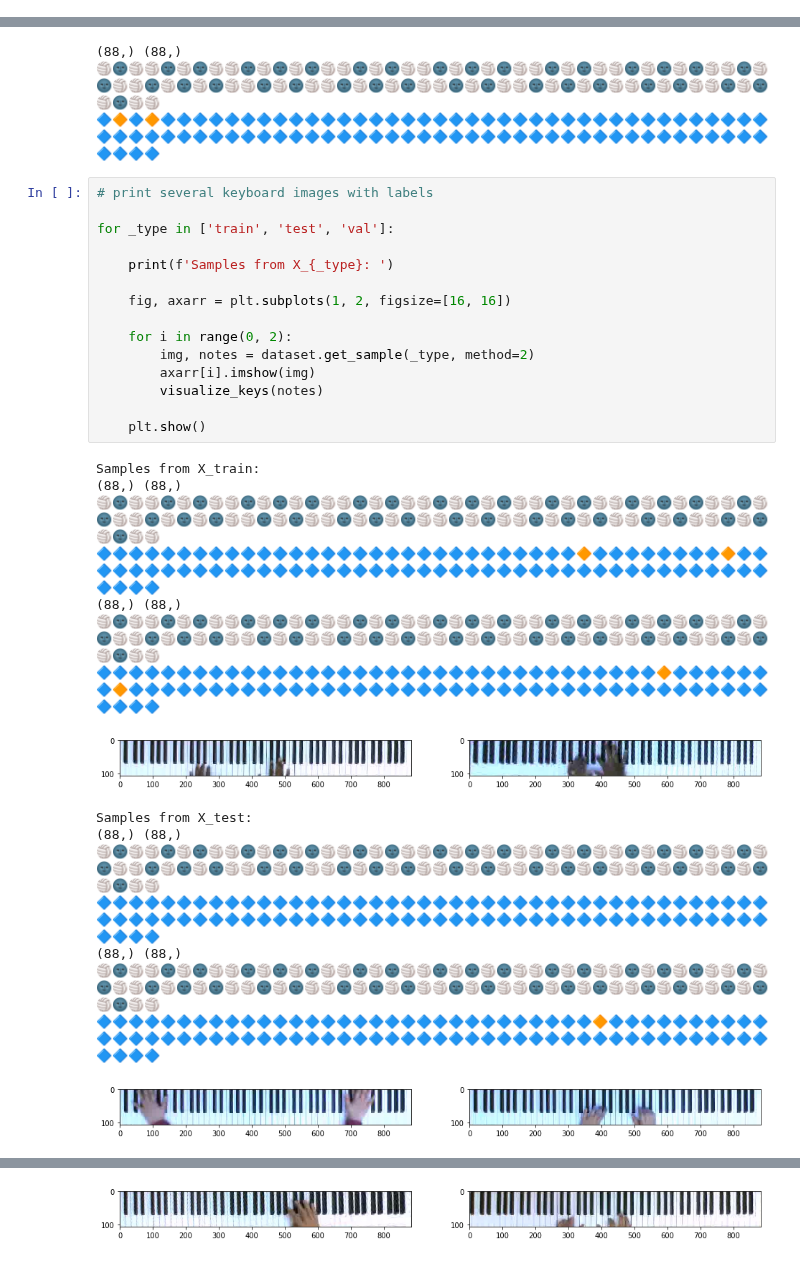
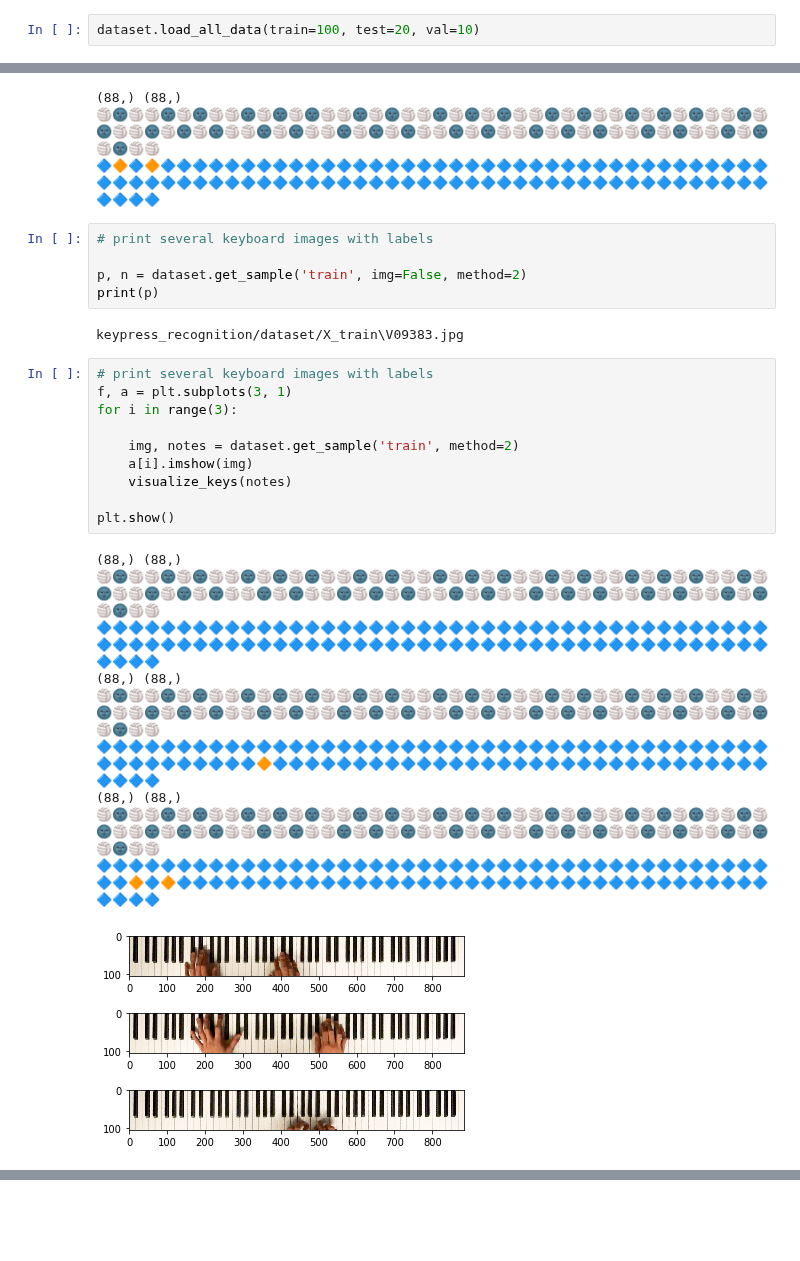
Before and after one commit to ppfish45/AI-Pianist, a Jupyter notebook: models/run_recognition_keyboard.ipynb, the cells around one changed output, grey strips where cells are left out. Cells and saved outputs as stored; diff of their text form; blank space fills up the shorter version.

```diff
--- a/models/run_recognition_keyboard.ipynb
+++ b/models/run_recognition_keyboard.ipynb
@@ -10,0 +8,2 @@ import matplotlib.pyplot as plt
+# %%
+dataset.load_all_data(train=100, test=20, val=10)
@@ -28,35 +31,31 @@ visualize_keys(np.array([0,1,0,1] + [0]*84))
 (88,) (88,)
 🏐🌚🏐🏐🌚🏐🌚🏐🏐🌚🏐🌚🏐🌚🏐🏐🌚🏐🌚🏐🏐🌚🏐🌚🏐🌚🏐🏐🌚🏐🌚🏐🏐🌚🏐🌚🏐🌚🏐🏐🌚🏐🌚🏐🏐🌚🏐🌚🏐🌚🏐🏐🌚🏐🌚🏐🏐🌚🏐🌚🏐🌚🏐🏐🌚🏐🌚🏐🏐🌚🏐🌚🏐🌚🏐🏐🌚🏐🌚🏐🏐🌚🏐🌚🏐🌚🏐🏐
 🔷🔶🔷🔶🔷🔷🔷🔷🔷🔷🔷🔷🔷🔷🔷🔷🔷🔷🔷🔷🔷🔷🔷🔷🔷🔷🔷🔷🔷🔷🔷🔷🔷🔷🔷🔷🔷🔷🔷🔷🔷🔷🔷🔷🔷🔷🔷🔷🔷🔷🔷🔷🔷🔷🔷🔷🔷🔷🔷🔷🔷🔷🔷🔷🔷🔷🔷🔷🔷🔷🔷🔷🔷🔷🔷🔷🔷🔷🔷🔷🔷🔷🔷🔷🔷🔷🔷🔷
+# %%
+# print several keyboard images with labels
+
+p, n = dataset.get_sample('train', img=False, method=2)
+print(p)
+# %% [output]
+keypress_recognition/dataset/X_train\V09383.jpg
 # %%
 # print several keyboard images with labels
+f, a = plt.subplots(3, 1)
+for i in range(3):
 
-for _type in ['train', 'test', 'val']:
+    img, notes = dataset.get_sample('train', method=2)
+    a[i].imshow(img)
+    visualize_keys(notes)
 
-    print(f'Samples from X_{_type}: ')
-
-    fig, axarr = plt.subplots(1, 2, figsize=[16, 16])
-
-    for i in range(0, 2):
-        img, notes = dataset.get_sample(_type, method=2)
-        axarr[i].imshow(img)
-        visualize_keys(notes)
-
-    plt.show()
+plt.show()
 # %% [output]
-Samples from X_train:
 (88,) (88,)
 🏐🌚🏐🏐🌚🏐🌚🏐🏐🌚🏐🌚🏐🌚🏐🏐🌚🏐🌚🏐🏐🌚🏐🌚🏐🌚🏐🏐🌚🏐🌚🏐🏐🌚🏐🌚🏐🌚🏐🏐🌚🏐🌚🏐🏐🌚🏐🌚🏐🌚🏐🏐🌚🏐🌚🏐🏐🌚🏐🌚🏐🌚🏐🏐🌚🏐🌚🏐🏐🌚🏐🌚🏐🌚🏐🏐🌚🏐🌚🏐🏐🌚🏐🌚🏐🌚🏐🏐
-🔷🔷🔷🔷🔷🔷🔷🔷🔷🔷🔷🔷🔷🔷🔷🔷🔷🔷🔷🔷🔷🔷🔷🔷🔷🔷🔷🔷🔷🔷🔶🔷🔷🔷🔷🔷🔷🔷🔷🔶🔷🔷🔷🔷🔷🔷🔷🔷🔷🔷🔷🔷🔷🔷🔷🔷🔷🔷🔷🔷🔷🔷🔷🔷🔷🔷🔷🔷🔷🔷🔷🔷🔷🔷🔷🔷🔷🔷🔷🔷🔷🔷🔷🔷🔷🔷🔷🔷
+🔷🔷🔷🔷🔷🔷🔷🔷🔷🔷🔷🔷🔷🔷🔷🔷🔷🔷🔷🔷🔷🔷🔷🔷🔷🔷🔷🔷🔷🔷🔷🔷🔷🔷🔷🔷🔷🔷🔷🔷🔷🔷🔷🔷🔷🔷🔷🔷🔷🔷🔷🔷🔷🔷🔷🔷🔷🔷🔷🔷🔷🔷🔷🔷🔷🔷🔷🔷🔷🔷🔷🔷🔷🔷🔷🔷🔷🔷🔷🔷🔷🔷🔷🔷🔷🔷🔷🔷
 (88,) (88,)
 🏐🌚🏐🏐🌚🏐🌚🏐🏐🌚🏐🌚🏐🌚🏐🏐🌚🏐🌚🏐🏐🌚🏐🌚🏐🌚🏐🏐🌚🏐🌚🏐🏐🌚🏐🌚🏐🌚🏐🏐🌚🏐🌚🏐🏐🌚🏐🌚🏐🌚🏐🏐🌚🏐🌚🏐🏐🌚🏐🌚🏐🌚🏐🏐🌚🏐🌚🏐🏐🌚🏐🌚🏐🌚🏐🏐🌚🏐🌚🏐🏐🌚🏐🌚🏐🌚🏐🏐
-🔷🔷🔷🔷🔷🔷🔷🔷🔷🔷🔷🔷🔷🔷🔷🔷🔷🔷🔷🔷🔷🔷🔷🔷🔷🔷🔷🔷🔷🔷🔷🔷🔷🔷🔷🔶🔷🔷🔷🔷🔷🔷🔷🔶🔷🔷🔷🔷🔷🔷🔷🔷🔷🔷🔷🔷🔷🔷🔷🔷🔷🔷🔷🔷🔷🔷🔷🔷🔷🔷🔷🔷🔷🔷🔷🔷🔷🔷🔷🔷🔷🔷🔷🔷🔷🔷🔷🔷
+🔷🔷🔷🔷🔷🔷🔷🔷🔷🔷🔷🔷🔷🔷🔷🔷🔷🔷🔷🔷🔷🔷🔷🔷🔷🔷🔷🔷🔷🔷🔷🔷🔷🔷🔷🔷🔷🔷🔷🔷🔷🔷🔷🔷🔷🔷🔷🔷🔷🔷🔷🔷🔶🔷🔷🔷🔷🔷🔷🔷🔷🔷🔷🔷🔷🔷🔷🔷🔷🔷🔷🔷🔷🔷🔷🔷🔷🔷🔷🔷🔷🔷🔷🔷🔷🔷🔷🔷
+(88,) (88,)
+🏐🌚🏐🏐🌚🏐🌚🏐🏐🌚🏐🌚🏐🌚🏐🏐🌚🏐🌚🏐🏐🌚🏐🌚🏐🌚🏐🏐🌚🏐🌚🏐🏐🌚🏐🌚🏐🌚🏐🏐🌚🏐🌚🏐🏐🌚🏐🌚🏐🌚🏐🏐🌚🏐🌚🏐🏐🌚🏐🌚🏐🌚🏐🏐🌚🏐🌚🏐🏐🌚🏐🌚🏐🌚🏐🏐🌚🏐🌚🏐🏐🌚🏐🌚🏐🌚🏐🏐
+🔷🔷🔷🔷🔷🔷🔷🔷🔷🔷🔷🔷🔷🔷🔷🔷🔷🔷🔷🔷🔷🔷🔷🔷🔷🔷🔷🔷🔷🔷🔷🔷🔷🔷🔷🔷🔷🔷🔷🔷🔷🔷🔷🔷🔶🔷🔶🔷🔷🔷🔷🔷🔷🔷🔷🔷🔷🔷🔷🔷🔷🔷🔷🔷🔷🔷🔷🔷🔷🔷🔷🔷🔷🔷🔷🔷🔷🔷🔷🔷🔷🔷🔷🔷🔷🔷🔷🔷
-[figure, old version]
+[figure, new version]
-Samples from X_test:
-(88,) (88,)
-🏐🌚🏐🏐🌚🏐🌚🏐🏐🌚🏐🌚🏐🌚🏐🏐🌚🏐🌚🏐🏐🌚🏐🌚🏐🌚🏐🏐🌚🏐🌚🏐🏐🌚🏐🌚🏐🌚🏐🏐🌚🏐🌚🏐🏐🌚🏐🌚🏐🌚🏐🏐🌚🏐🌚🏐🏐🌚🏐🌚🏐🌚🏐🏐🌚🏐🌚🏐🏐🌚🏐🌚🏐🌚🏐🏐🌚🏐🌚🏐🏐🌚🏐🌚🏐🌚🏐🏐
-🔷🔷🔷🔷🔷🔷🔷🔷🔷🔷🔷🔷🔷🔷🔷🔷🔷🔷🔷🔷🔷🔷🔷🔷🔷🔷🔷🔷🔷🔷🔷🔷🔷🔷🔷🔷🔷🔷🔷🔷🔷🔷🔷🔷🔷🔷🔷🔷🔷🔷🔷🔷🔷🔷🔷🔷🔷🔷🔷🔷🔷🔷🔷🔷🔷🔷🔷🔷🔷🔷🔷🔷🔷🔷🔷🔷🔷🔷🔷🔷🔷🔷🔷🔷🔷🔷🔷🔷
-(88,) (88,)
-🏐🌚🏐🏐🌚🏐🌚🏐🏐🌚🏐🌚🏐🌚🏐🏐🌚🏐🌚🏐🏐🌚🏐🌚🏐🌚🏐🏐🌚🏐🌚🏐🏐🌚🏐🌚🏐🌚🏐🏐🌚🏐🌚🏐🏐🌚🏐🌚🏐🌚🏐🏐🌚🏐🌚🏐🏐🌚🏐🌚🏐🌚🏐🏐🌚🏐🌚🏐🏐🌚🏐🌚🏐🌚🏐🏐🌚🏐🌚🏐🏐🌚🏐🌚🏐🌚🏐🏐
-🔷🔷🔷🔷🔷🔷🔷🔷🔷🔷🔷🔷🔷🔷🔷🔷🔷🔷🔷🔷🔷🔷🔷🔷🔷🔷🔷🔷🔷🔷🔷🔶🔷🔷🔷🔷🔷🔷🔷🔷🔷🔷🔷🔷🔷🔷🔷🔷🔷🔷🔷🔷🔷🔷🔷🔷🔷🔷🔷🔷🔷🔷🔷🔷🔷🔷🔷🔷🔷🔷🔷🔷🔷🔷🔷🔷🔷🔷🔷🔷🔷🔷🔷🔷🔷🔷🔷🔷
-[figure, removed]
@@ -70,2 +62 @@ Samples from X_val:
-[figure, removed]
 # %%
```
Also changed, not shown: parts of 5 cells of this notebook.
